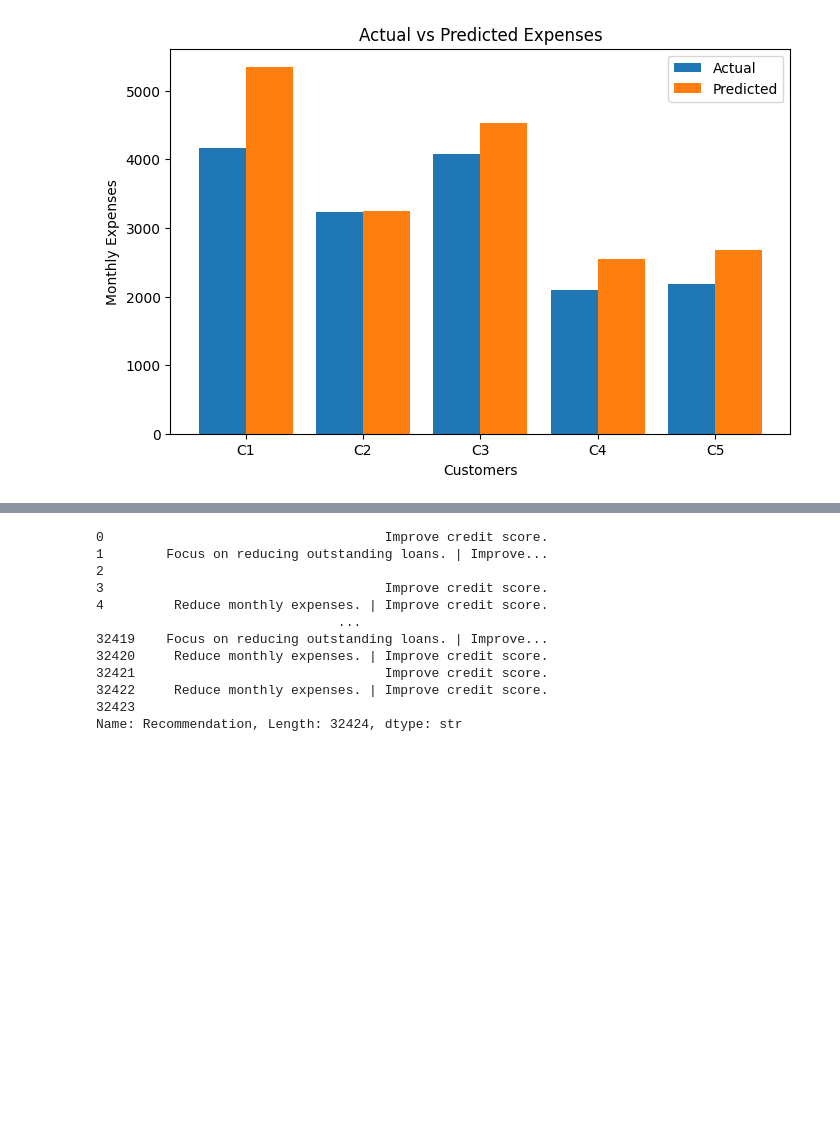
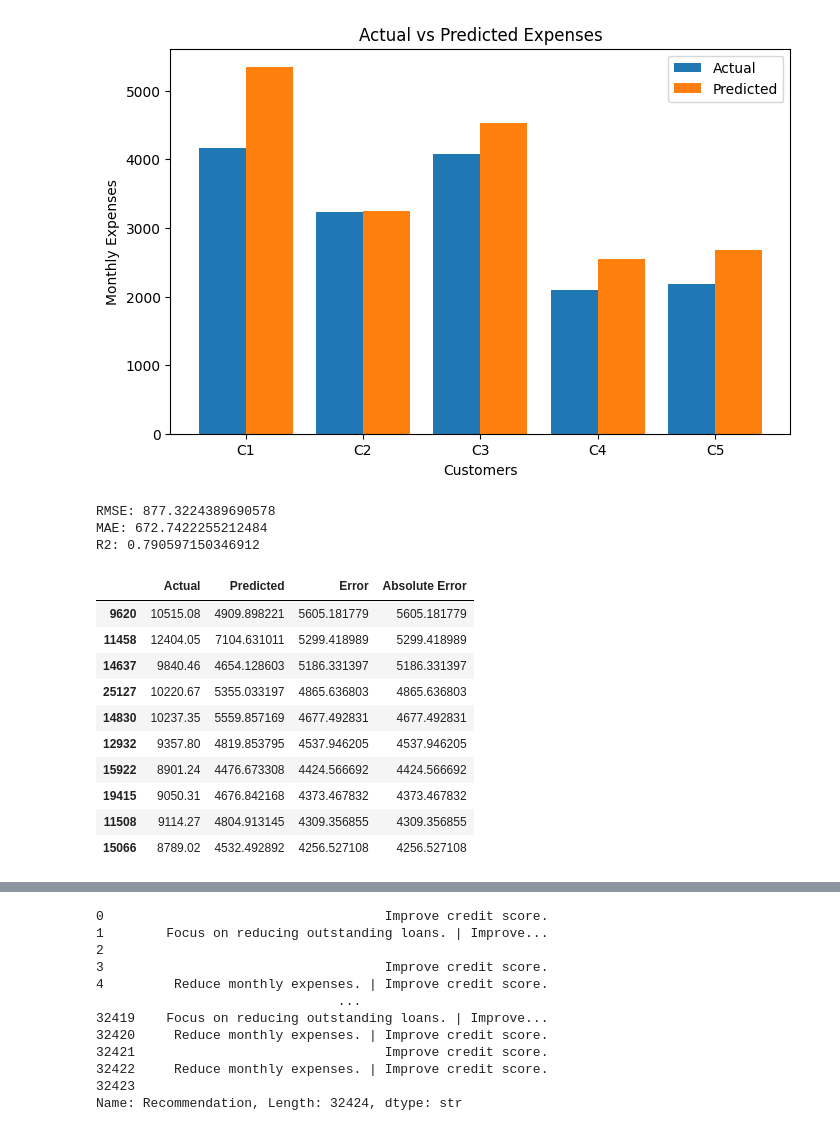
Before and after one commit to SuyashMathur-bit/FinSight-AI, a Jupyter notebook: FinSight AI.ipynb, the cells around one changed output, grey strips where cells are left out. Cells and saved outputs as stored; diff of their text form; code cells hidden in the pictures; blank space fills up the shorter version.

```diff
--- a/FinSight AI.ipynb
+++ b/FinSight AI.ipynb
@@ -141,3 +143,46 @@ plt.legend()
 plt.show()
 # %% [output]
 [figure]
+# %%
+from sklearn.metrics import (
+mean_absolute_error,
+mean_squared_error,
+r2_score
+)
+mae=mean_absolute_error(y_test,predictions)
+mse = mean_squared_error(y_test, predictions)
+rmse = np.sqrt(mse)
+r2=r2_score(y_test,predictions)
+
+print("RMSE:",rmse)
+print("MAE:",mae)
+print("R2:",r2)
+# %% [output]
+RMSE: 877.3224389690578
+MAE: 672.7422255212484
+R2: 0.790597150346912
+# %%
+error_df=pd.DataFrame({
+    "Actual":y_test,
+    "Predicted":predictions
+})
+error_df["Error"]=error_df["Actual"]-error_df["Predicted"]
+error_df["Absolute Error"]=abs(error_df["Error"])
+
+largest_error=error_df.sort_values(
+    by="Absolute Error",
+    ascending=False
+)
+largest_error.head(10)
+# %% [output]
+|  | Actual | Predicted | Error | Absolute Error |
+| 9620 | 10515.08 | 4909.898221 | 5605.181779 | 5605.181779 |
+| 11458 | 12404.05 | 7104.631011 | 5299.418989 | 5299.418989 |
+| 14637 | 9840.46 | 4654.128603 | 5186.331397 | 5186.331397 |
+| 25127 | 10220.67 | 5355.033197 | 4865.636803 | 4865.636803 |
+| 14830 | 10237.35 | 5559.857169 | 4677.492831 | 4677.492831 |
+| 12932 | 9357.80 | 4819.853795 | 4537.946205 | 4537.946205 |
+| 15922 | 8901.24 | 4476.673308 | 4424.566692 | 4424.566692 |
+| 19415 | 9050.31 | 4676.842168 | 4373.467832 | 4373.467832 |
+| 11508 | 9114.27 | 4804.913145 | 4309.356855 | 4309.356855 |
+| 15066 | 8789.02 | 4532.492892 | 4256.527108 | 4256.527108 |
```
Also changed, not shown: parts of 7 cells of this notebook.
